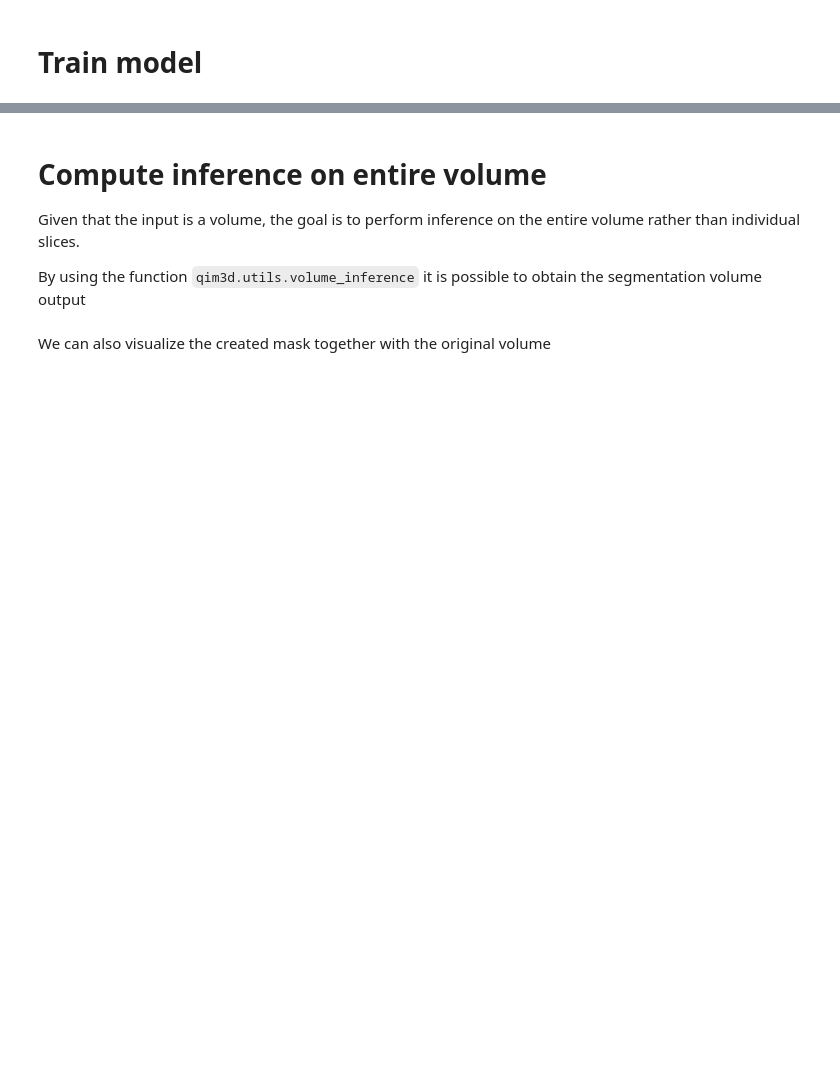
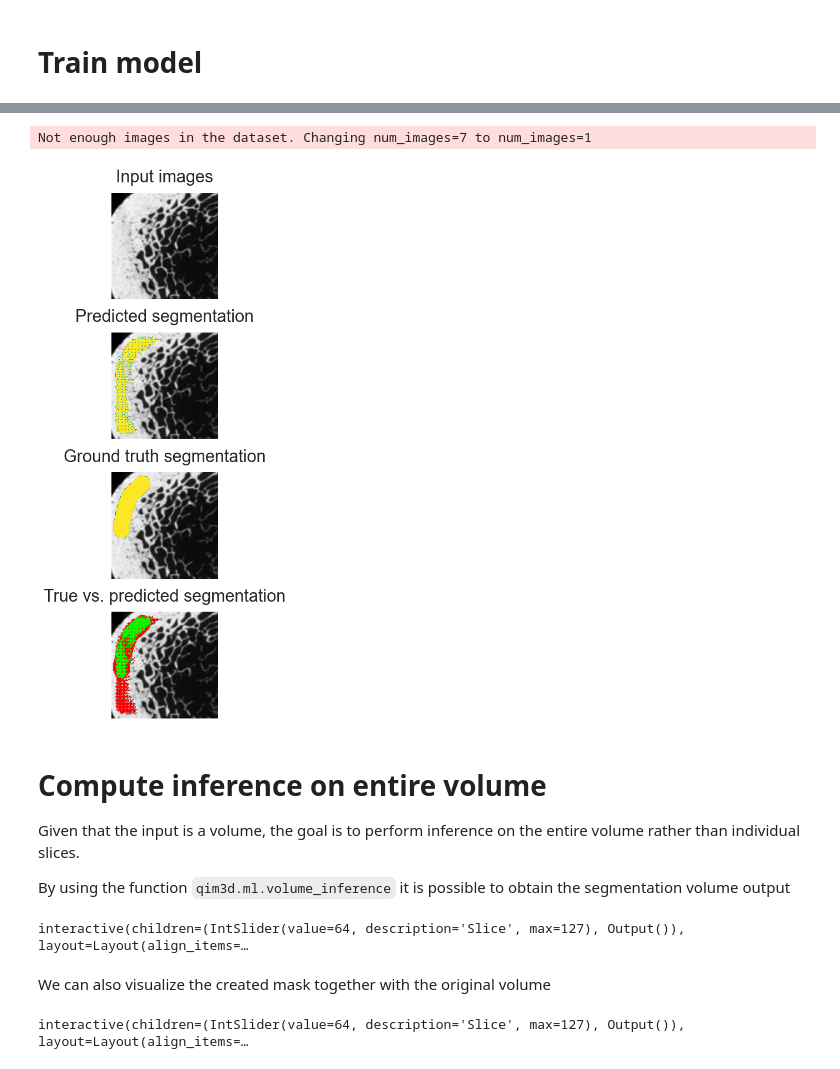
Before and after one commit to qim-center/qim3d, a Jupyter notebook: docs/notebooks/segmentation_pipeline.ipynb, the cells around one changed output, grey strips where cells are left out. Saved outputs shown, nothing was run; the diff lists cells and outputs as text; code cells hidden in the pictures; blank space fills up the shorter version.

```diff
--- a/docs/notebooks/segmentation_pipeline.ipynb
+++ b/docs/notebooks/segmentation_pipeline.ipynb
@@ -175,19 +253,26 @@ To compute the inference step it is just needed to run `qim3d.utils.inference`.
 
 The results can be visualize with the function `qim3d.viz.grid_pred` that shows the predicted segmentation along with a comparison between the ground truth.
 # %%
-in_targ_preds_test = qim3d.utils.inference(test_set, model)
+in_targ_preds_test = qim3d.ml.inference(test_set, model)
 qim3d.viz.grid_pred(in_targ_preds_test,alpha=1)
+# %% [output]
+Not enough images in the dataset. Changing num_images=7 to num_images=1
+[figure, added]
 # %% [markdown]
 # Compute inference on entire volume
 
 Given that the input is a volume, the goal is to perform inference on the entire volume rather than individual slices.
 
-By using the function `qim3d.utils.volume_inference` it is possible to obtain the segmentation volume output
+By using the function `qim3d.ml.volume_inference` it is possible to obtain the segmentation volume output
 # %%
-inference_vol = qim3d.utils.models.volume_inference(vol, model)
+inference_vol = qim3d.ml.volume_inference(vol, model)
 qim3d.viz.slicer(inference_vol)
+# %% [output]
+interactive(children=(IntSlider(value=64, description='Slice', max=127), Output()), layout=Layout(align_items=…
 # %% [markdown]
 We can also visualize the created mask together with the original volume
 # %%
 vol_masked = qim3d.viz.vol_masked(vol, inference_vol, viz_delta=128)
-qim3d.viz.slicer(vol_masked, cmap="PiYG")
+qim3d.viz.slicer(vol_masked, color_map="PiYG")
+# %% [output]
+interactive(children=(IntSlider(value=64, description='Slice', max=127), Output()), layout=Layout(align_items=…
```
Also changed, not shown: parts of 18 cells of this notebook, 13 other files.
